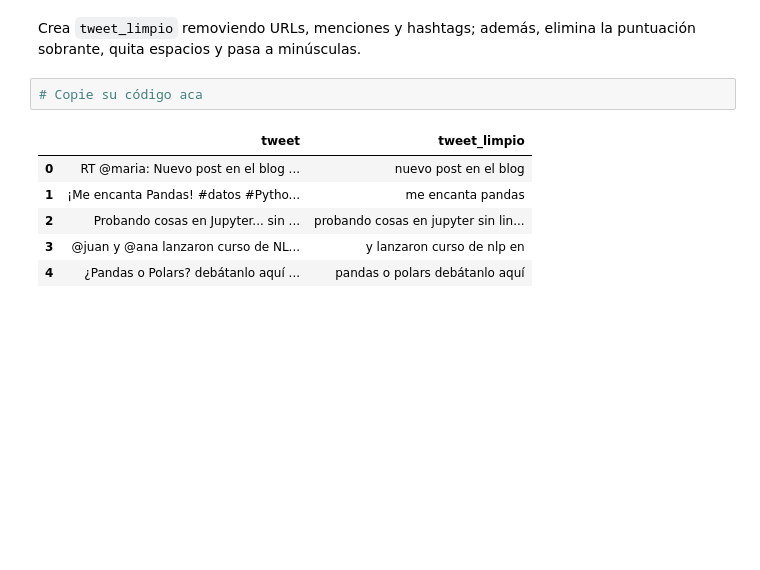
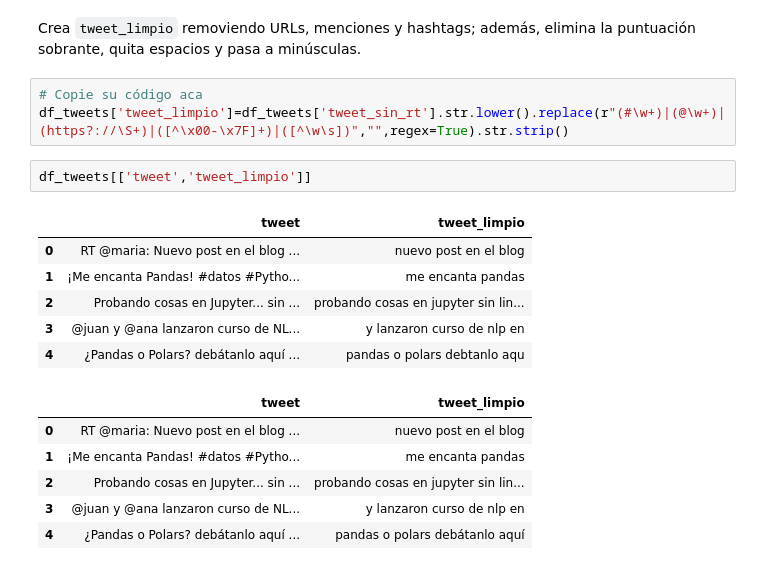
Before and after one commit to DanielGongora28/nlp-upb, a Jupyter notebook: notebooks/Practica_Limpieza_Texto_clean.ipynb, the cells around one changed output. Saved outputs shown, nothing was run; the diff lists cells and outputs as text; blank space fills up the shorter version.

```diff
--- a/notebooks/Practica_Limpieza_Texto_clean.ipynb
+++ b/notebooks/Practica_Limpieza_Texto_clean.ipynb
@@ -437,6 +460,16 @@ Crea la columna `es_rt` (booleano) si el tweet comienza con `RT`. Luego genera l
 Crea `tweet_limpio` removiendo URLs, menciones y hashtags; además, elimina la puntuación sobrante, quita espacios y pasa a minúsculas.
 # %%
 # Copie su código aca
+df_tweets['tweet_limpio']=df_tweets['tweet_sin_rt'].str.lower().replace(r"(#\w+)|(@\w+)|(https?://\S+)|([^\x00-\x7F]+)|([^\w\s])","",regex=True).str.strip()
+# %%
+df_tweets[['tweet','tweet_limpio']]
+# %% [output]
+|  | tweet | tweet_limpio |
+| 0 | RT @maria: Nuevo post en el blog ... | nuevo post en el blog |
+| 1 | ¡Me encanta Pandas! #datos #Pytho... | me encanta pandas |
+| 2 | Probando cosas en Jupyter... sin ... | probando cosas en jupyter sin lin... |
+| 3 | @juan y @ana lanzaron curso de NL... | y lanzaron curso de nlp en |
+| 4 | ¿Pandas o Polars? debátanlo aquí ... | pandas o polars debtanlo aqu |
 # %%
 # %% [output]
 |  | tweet | tweet_limpio |
```
Also changed, not shown: parts of 11 cells of this notebook, 2 other files.
